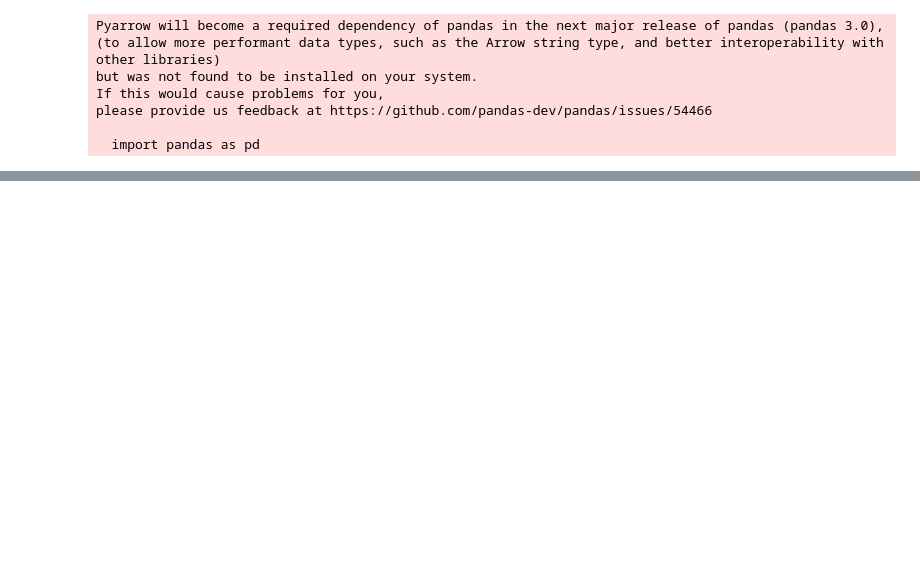
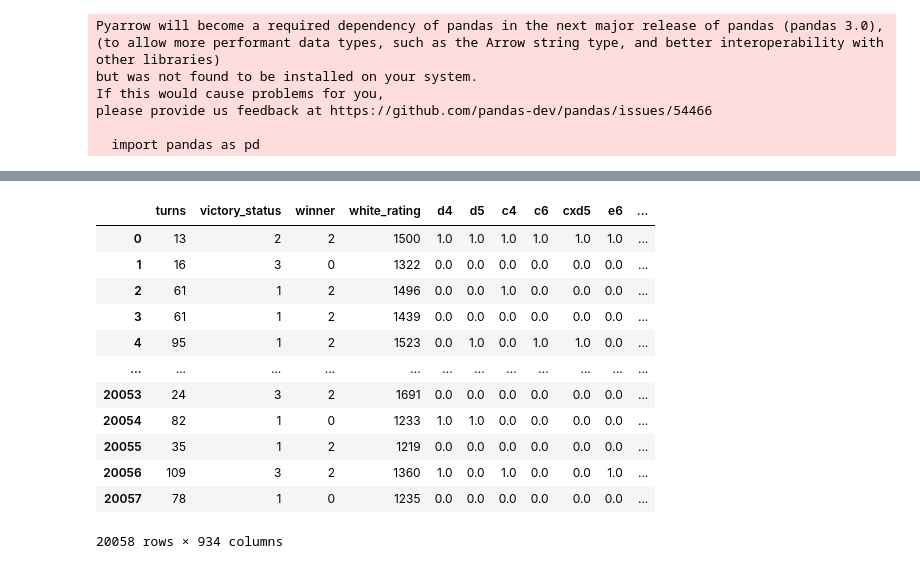
Before and after one commit to SocekMurilo/Chess-Learning, a Jupyter notebook: teste.ipynb, the cells around one changed output, grey strips where cells are left out. Cells and saved outputs as stored; diff of their text form; code cells hidden in the pictures; blank space fills up the shorter version.

```diff
--- a/teste.ipynb
+++ b/teste.ipynb
@@ -149,3 +166,19 @@ Acabou!!
+# %%
+df
+# %% [output]
+|  | turns | victory_status | winner | white_rating | d4 | d5 | c4 | c6 | cxd5 | e6 | ... |
+| 0 | 13 | 2 | 2 | 1500 | 1.0 | 1.0 | 1.0 | 1.0 | 1.0 | 1.0 | ... |
+| 1 | 16 | 3 | 0 | 1322 | 0.0 | 0.0 | 0.0 | 0.0 | 0.0 | 0.0 | ... |
+| 2 | 61 | 1 | 2 | 1496 | 0.0 | 0.0 | 1.0 | 0.0 | 0.0 | 0.0 | ... |
+| 3 | 61 | 1 | 2 | 1439 | 0.0 | 0.0 | 0.0 | 0.0 | 0.0 | 0.0 | ... |
+| 4 | 95 | 1 | 2 | 1523 | 0.0 | 1.0 | 0.0 | 1.0 | 1.0 | 0.0 | ... |
+| ... | ... | ... | ... | ... | ... | ... | ... | ... | ... | ... | ... |
+| 20053 | 24 | 3 | 2 | 1691 | 0.0 | 0.0 | 0.0 | 0.0 | 0.0 | 0.0 | ... |
+| 20054 | 82 | 1 | 0 | 1233 | 1.0 | 1.0 | 0.0 | 0.0 | 0.0 | 0.0 | ... |
+| 20055 | 35 | 1 | 2 | 1219 | 0.0 | 0.0 | 0.0 | 0.0 | 0.0 | 0.0 | ... |
+| 20056 | 109 | 3 | 2 | 1360 | 1.0 | 0.0 | 1.0 | 0.0 | 0.0 | 1.0 | ... |
+| 20057 | 78 | 1 | 0 | 1235 | 0.0 | 0.0 | 0.0 | 0.0 | 0.0 | 0.0 | ... |
+20058 rows × 934 columns
 # %%
 print(df.columns)
 print(list(model.cluster_centers_[0]))
```
Also changed, not shown: parts of 2 cells of this notebook, 2 other files.
